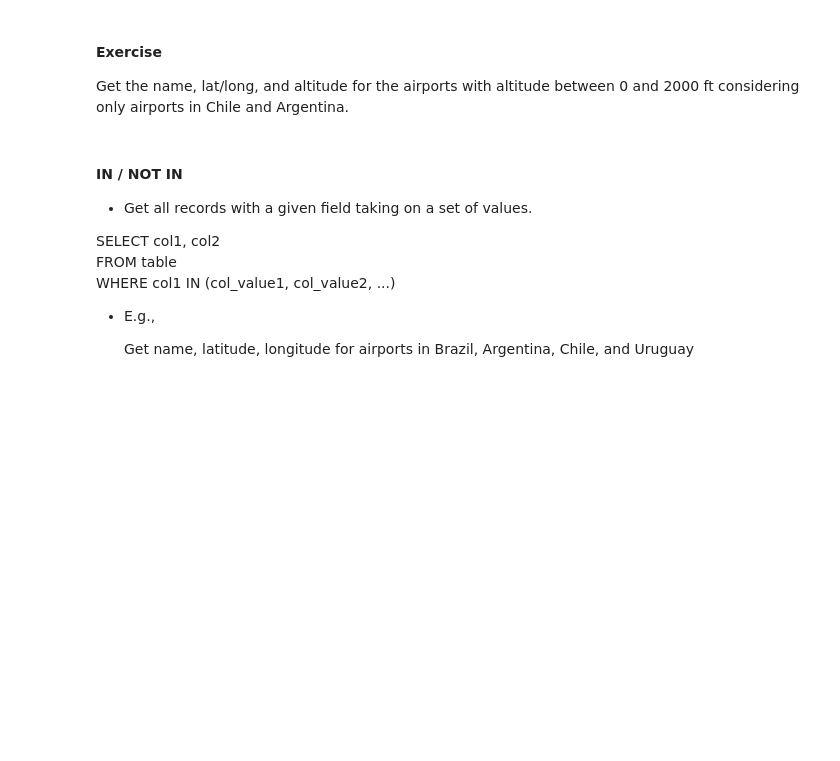
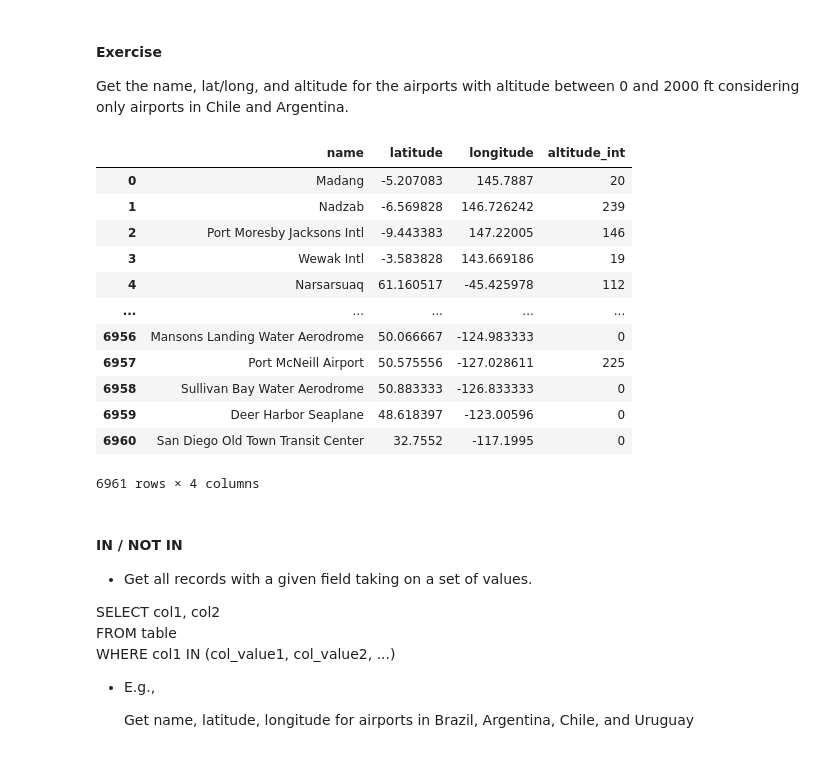
Before and after one commit to jeffreytoller/DSNYC080822, a Jupyter notebook: Phase1_Topic6_SQL/Ph1_T6_SQLBasics.ipynb, the cells around one changed output. Saved outputs shown, nothing was run; the diff lists cells and outputs as text; code cells hidden in the pictures; blank space fills up the shorter version.

```diff
--- a/Phase1_Topic6_SQL/Ph1_T6_SQLBasics.ipynb
+++ b/Phase1_Topic6_SQL/Ph1_T6_SQLBasics.ipynb
@@ -700,15 +784,31 @@ Get the name, lat/long, and altitude for the airports with altitude between 0 an
 # %%
 # Yet another time for one of you to reveal your brilliance.
 
 sql_query_df = pd.read_sql("""
 
-SELECT name,
+SELECT name,latitude,longitude,CAST(altitude AS integer) AS altitude_int
 
+FROM airports
 
+WHERE altitude_int BETWEEN 0 AND 2000
 
 """, con)
 
 sql_query_df
+# %% [output]
+|  | name | latitude | longitude | altitude_int |
+| 0 | Madang | -5.207083 | 145.7887 | 20 |
+| 1 | Nadzab | -6.569828 | 146.726242 | 239 |
+| 2 | Port Moresby Jacksons Intl | -9.443383 | 147.22005 | 146 |
+| 3 | Wewak Intl | -3.583828 | 143.669186 | 19 |
+| 4 | Narsarsuaq | 61.160517 | -45.425978 | 112 |
+| ... | ... | ... | ... | ... |
+| 6956 | Mansons Landing Water Aerodrome | 50.066667 | -124.983333 | 0 |
+| 6957 | Port McNeill Airport | 50.575556 | -127.028611 | 225 |
+| 6958 | Sullivan Bay Water Aerodrome | 50.883333 | -126.833333 | 0 |
+| 6959 | Deer Harbor Seaplane | 48.618397 | -123.00596 | 0 |
+| 6960 | San Diego Old Town Transit Center | 32.7552 | -117.1995 | 0 |
+6961 rows × 4 columns
 # %% [markdown]
 #### IN / NOT IN
 
```
Also changed, not shown: parts of 17 cells of this notebook.
